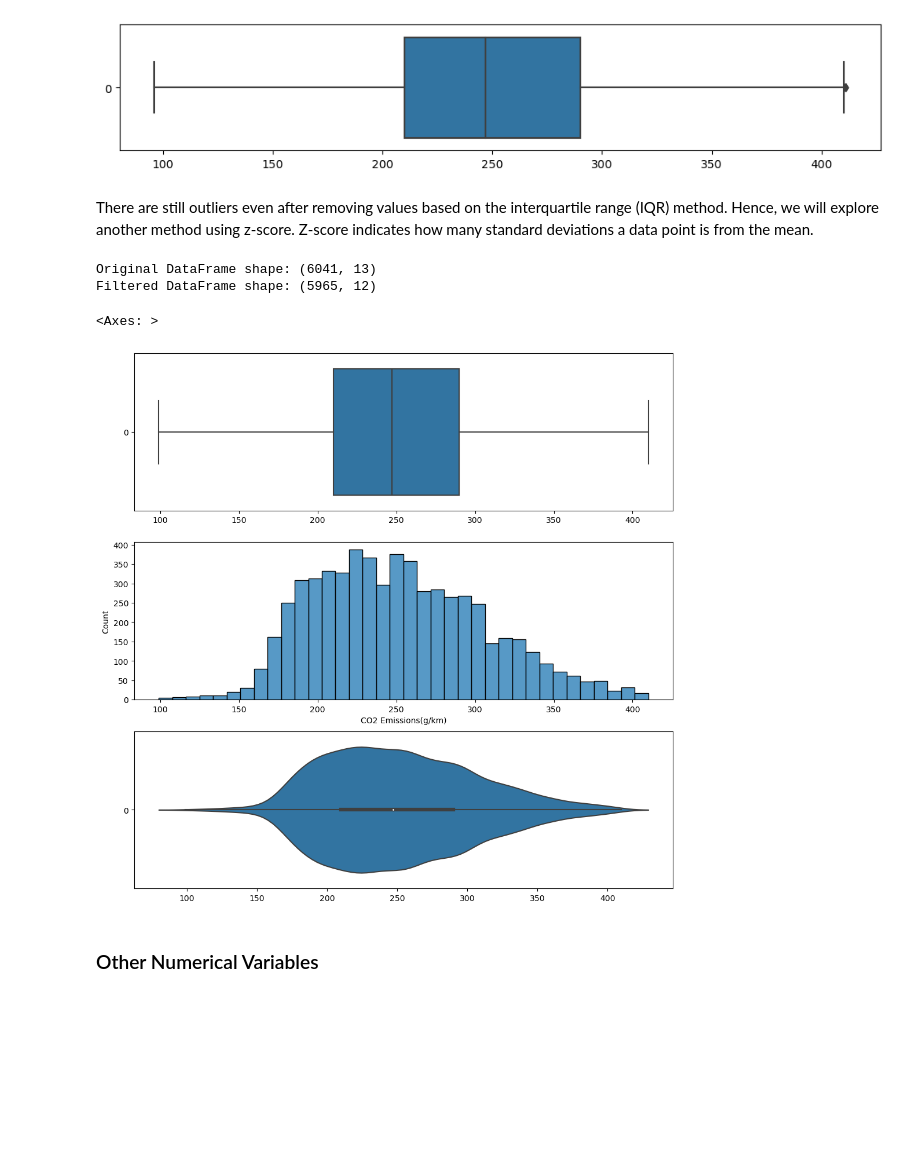
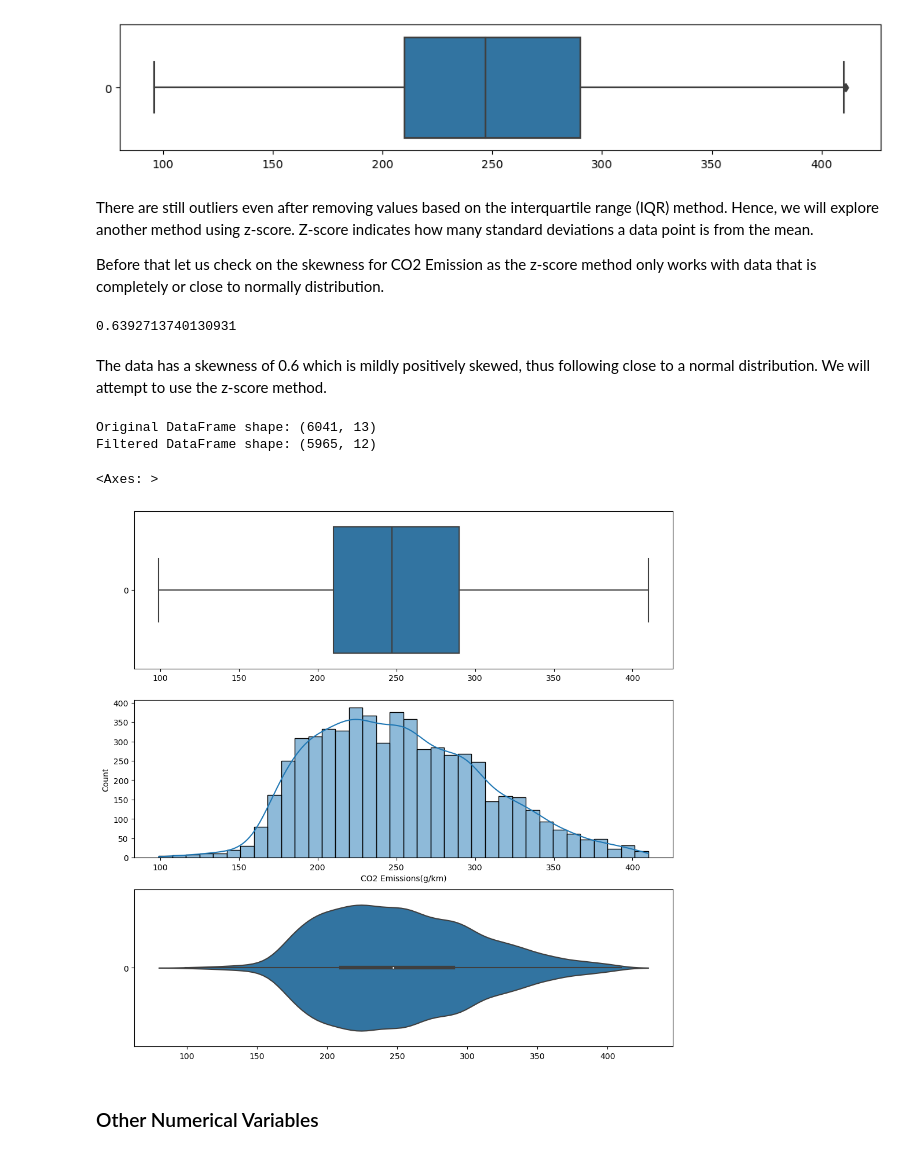
Before and after one commit to imaracoonwelp/SC1015-Project, a Jupyter notebook: Exploratory Data Analysis.ipynb, the cells around one changed output. Saved outputs shown, nothing was run; the diff lists cells and outputs as text; code cells hidden in the pictures; blank space fills up the shorter version.

```diff
--- a/Exploratory Data Analysis.ipynb
+++ b/Exploratory Data Analysis.ipynb
@@ -147,37 +147,45 @@ sb.boxplot(data = df_filtered["CO2 Emissions(g/km)"], orient = "h")
 [figure]
 # %% [markdown]
 There are still outliers even after removing values based on the interquartile range (IQR) method. Hence, we will explore another method using z-score. Z-score indicates how many standard deviations a data point is from the mean.
+
+Before that let us check on the skewness for CO2 Emission as the z-score method only works with data that is completely or close to normally distribution.
+# %%
+df['CO2 Emissions(g/km)'].skew()
+# %% [output]
+0.6392713740130931
+# %% [markdown]
+The data has a skewness of 0.6 which is mildly positively skewed, thus following close to a normal distribution. We will attempt to use the z-score method.
 # %%
 z_threshold = 2.7  # Adjust as needed
 
 # Calculate mean and standard deviation
 mean = df['CO2 Emissions(g/km)'].mean()
 std_dev = df['CO2 Emissions(g/km)'].std()
 
 # Calculate z-scores
 df['z_score'] = (df['CO2 Emissions(g/km)'] - mean) / std_dev
 
 # Remove outliers
 df_filtered2 = df[abs(df['z_score']) <= z_threshold]
 
 # Remove the 'z_score' column
 df_filtered2 = df_filtered2.copy()
 df_filtered2.drop(columns=['z_score'], inplace=True)
 
 # Print the shape of the original and filtered DataFrame to see the changes
 print("Original DataFrame shape:", df.shape)
 print("Filtered DataFrame shape:", df_filtered2.shape)
 
 # Display the boxplot, histogram and violin plot after removing outliers using the z-score method
 f, axes = plt.subplots(3,figsize=(12, 12))
 sb.boxplot(data = df_filtered2['CO2 Emissions(g/km)'], orient = "h", ax = axes[0])
-sb.histplot(data = df_filtered2['CO2 Emissions(g/km)'],ax = axes[1])
+sb.histplot(data = df_filtered2['CO2 Emissions(g/km)'],ax = axes[1],kde=True)
 sb.violinplot(data = df_filtered2['CO2 Emissions(g/km)'], orient = "h", ax = axes[2])
 # %% [output]
 Original DataFrame shape: (6041, 13)
 Filtered DataFrame shape: (5965, 12)
 <Axes: >
-[figure, old version]
+[figure, new version]
 # %% [markdown]
 ### Other Numerical Variables
 # %%
```
Also changed, not shown: parts of 6 cells of this notebook, 3 other files.
